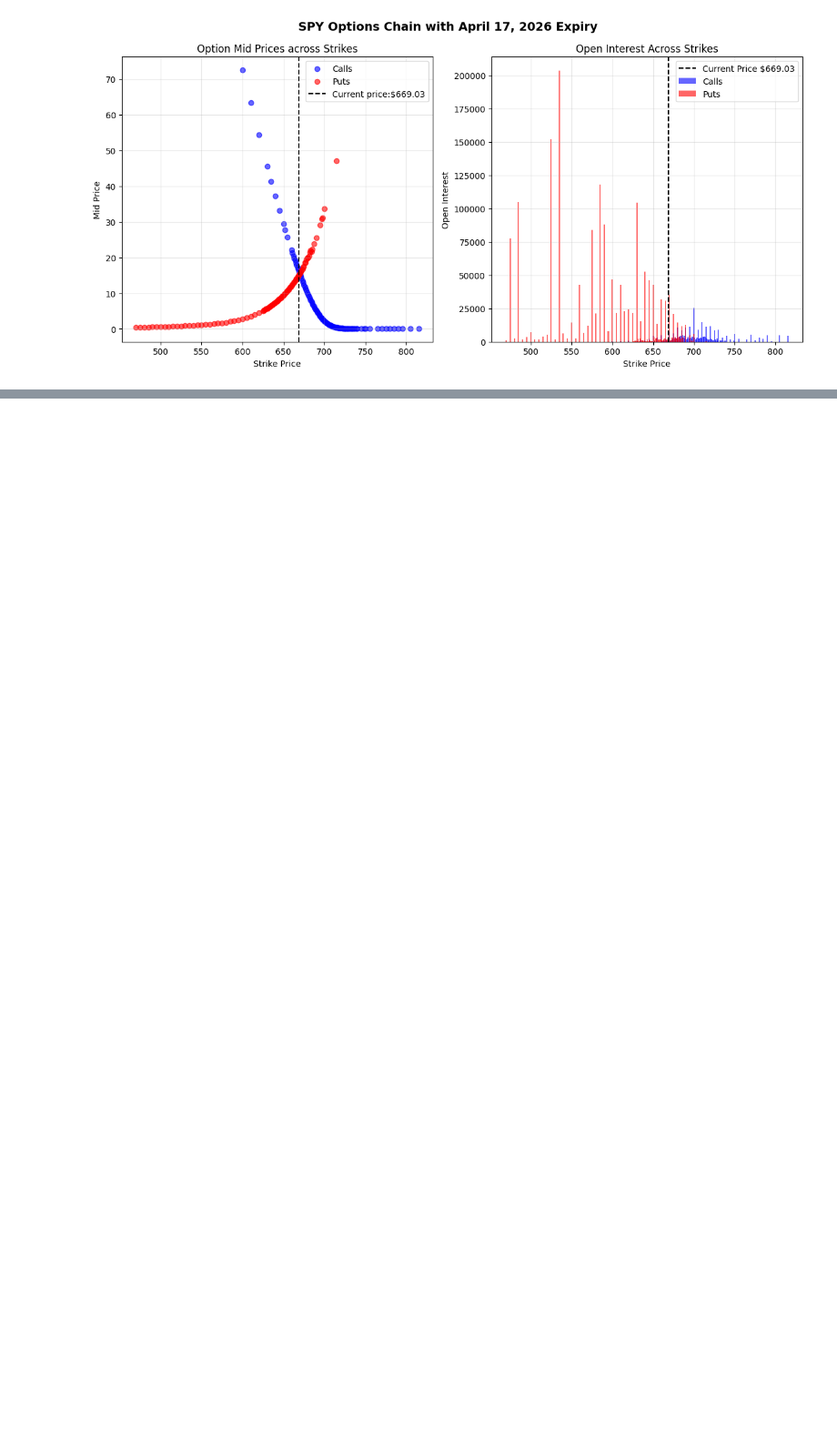
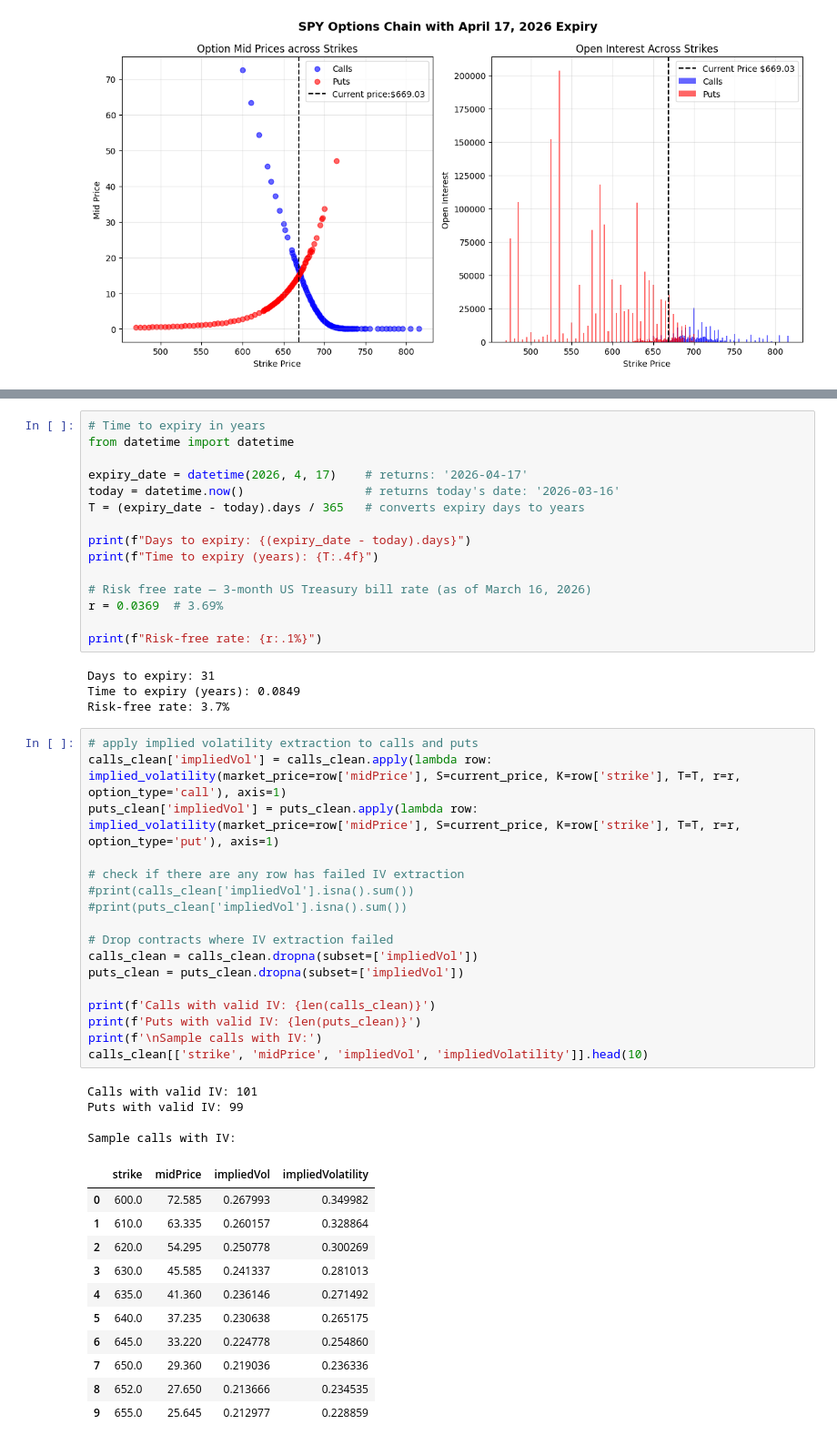
Before and after one commit to MayuriKawale/options-volatility-modeling, a Jupyter notebook: notebooks/main.ipynb, the cells around one changed output, grey strips where cells are left out. Shown at 91% size. Cells and saved outputs as stored; diff of their text form; blank space fills up the shorter version.

```diff
--- a/notebooks/main.ipynb
+++ b/notebooks/main.ipynb
@@ -318,0 +455,52 @@ plt.show()
+# %%
+# Time to expiry in years
+from datetime import datetime
+
+expiry_date = datetime(2026, 4, 17)    # returns: '2026-04-17'
+today = datetime.now()                 # returns today's date: '2026-03-16'
+T = (expiry_date - today).days / 365   # converts expiry days to years
+
+print(f"Days to expiry: {(expiry_date - today).days}")
+print(f"Time to expiry (years): {T:.4f}")
+
+# Risk free rate — 3-month US Treasury bill rate (as of March 16, 2026)
+r = 0.0369  # 3.69%
+
+print(f"Risk-free rate: {r:.1%}")
+# %% [output]
+Days to expiry: 31
+Time to expiry (years): 0.0849
+Risk-free rate: 3.7%
+# %%
+# apply implied volatility extraction to calls and puts
+calls_clean['impliedVol'] = calls_clean.apply(lambda row: implied_volatility(market_price=row['midPrice'], S=current_price, K=row['strike'], T=T, r=r, option_type='call'), axis=1)
+puts_clean['impliedVol'] = puts_clean.apply(lambda row: implied_volatility(market_price=row['midPrice'], S=current_price, K=row['strike'], T=T, r=r, option_type='put'), axis=1)
+
+# check if there are any row has failed IV extraction
+#print(calls_clean['impliedVol'].isna().sum())
+#print(puts_clean['impliedVol'].isna().sum())
+
+# Drop contracts where IV extraction failed
+calls_clean = calls_clean.dropna(subset=['impliedVol'])
+puts_clean = puts_clean.dropna(subset=['impliedVol'])
+
+print(f'Calls with valid IV: {len(calls_clean)}')
+print(f'Puts with valid IV: {len(puts_clean)}')
+print(f'\nSample calls with IV:')
+calls_clean[['strike', 'midPrice', 'impliedVol', 'impliedVolatility']].head(10)
+# %% [output]
+Calls with valid IV: 101
+Puts with valid IV: 99
+
+Sample calls with IV:
+|  | strike | midPrice | impliedVol | impliedVolatility |
+| 0 | 600.0 | 72.585 | 0.267993 | 0.349982 |
+| 1 | 610.0 | 63.335 | 0.260157 | 0.328864 |
+| 2 | 620.0 | 54.295 | 0.250778 | 0.300269 |
+| 3 | 630.0 | 45.585 | 0.241337 | 0.281013 |
+| 4 | 635.0 | 41.360 | 0.236146 | 0.271492 |
+| 5 | 640.0 | 37.235 | 0.230638 | 0.265175 |
+| 6 | 645.0 | 33.220 | 0.224778 | 0.254860 |
+| 7 | 650.0 | 29.360 | 0.219036 | 0.236336 |
+| 8 | 652.0 | 27.650 | 0.213666 | 0.234535 |
+| 9 | 655.0 | 25.645 | 0.212977 | 0.228859 |
```
Also changed, not shown: parts of 16 cells of this notebook, 1 other file.
